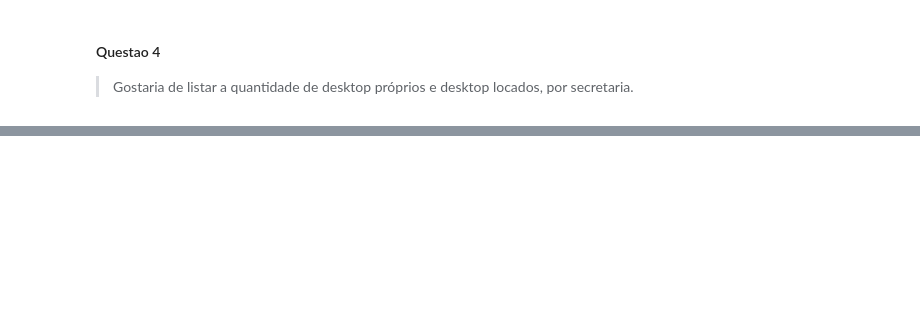
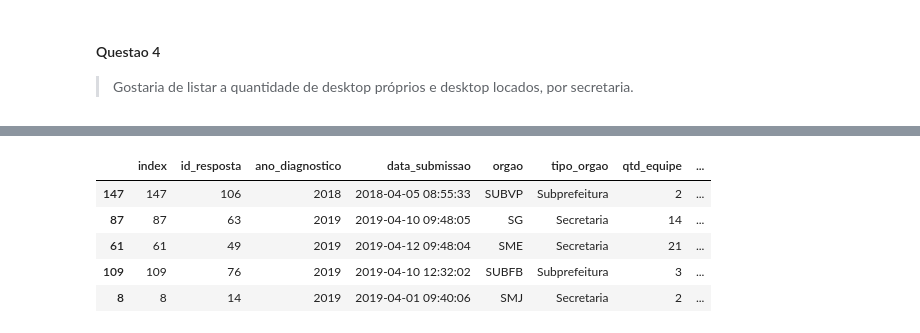
Before and after one commit to h-pgy/desafio_ctd, a Jupyter notebook: respostas_questoes.ipynb, the cells around one changed output, grey strips where cells are left out. Saved outputs shown, nothing was run; the diff lists cells and outputs as text; code cells hidden in the pictures; blank space fills up the shorter version.

Commit message:
respostas finalizadas

```diff
--- a/respostas_questoes.ipynb
+++ b/respostas_questoes.ipynb
@@ -258,0 +444,2 @@ Name: salario, dtype: float64
+# %%
+con = sqlite3.connect(path_dados)
@@ -258,0 +450,11 @@ Name: salario, dtype: float64
+# %%
+df_novo = pd.read_sql('SELECT * FROM tbl_q_5', con)
+# %%
+df_novo.sample(5)
+# %% [output]
+|  | index | id_resposta | ano_diagnostico | data_submissao | orgao | tipo_orgao | qtd_equipe | ... |
+| 147 | 147 | 106 | 2018 | 2018-04-05 08:55:33 | SUBVP | Subprefeitura | 2 | ... |
+| 87 | 87 | 63 | 2019 | 2019-04-10 09:48:05 | SG | Secretaria | 14 | ... |
+| 61 | 61 | 49 | 2019 | 2019-04-12 09:48:04 | SME | Secretaria | 21 | ... |
+| 109 | 109 | 76 | 2019 | 2019-04-10 12:32:02 | SUBFB | Subprefeitura | 3 | ... |
+| 8 | 8 | 14 | 2019 | 2019-04-01 09:40:06 | SMJ | Secretaria | 2 | ... |
```
Also changed, not shown: parts of 46 cells of this notebook, 3 other files.
